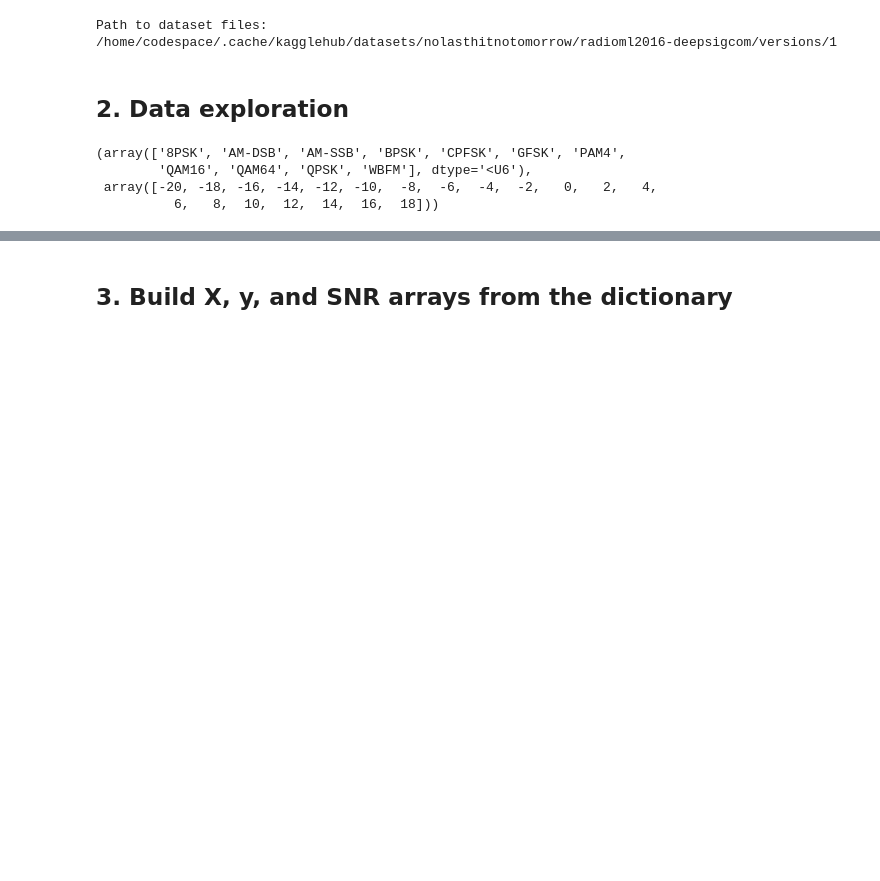
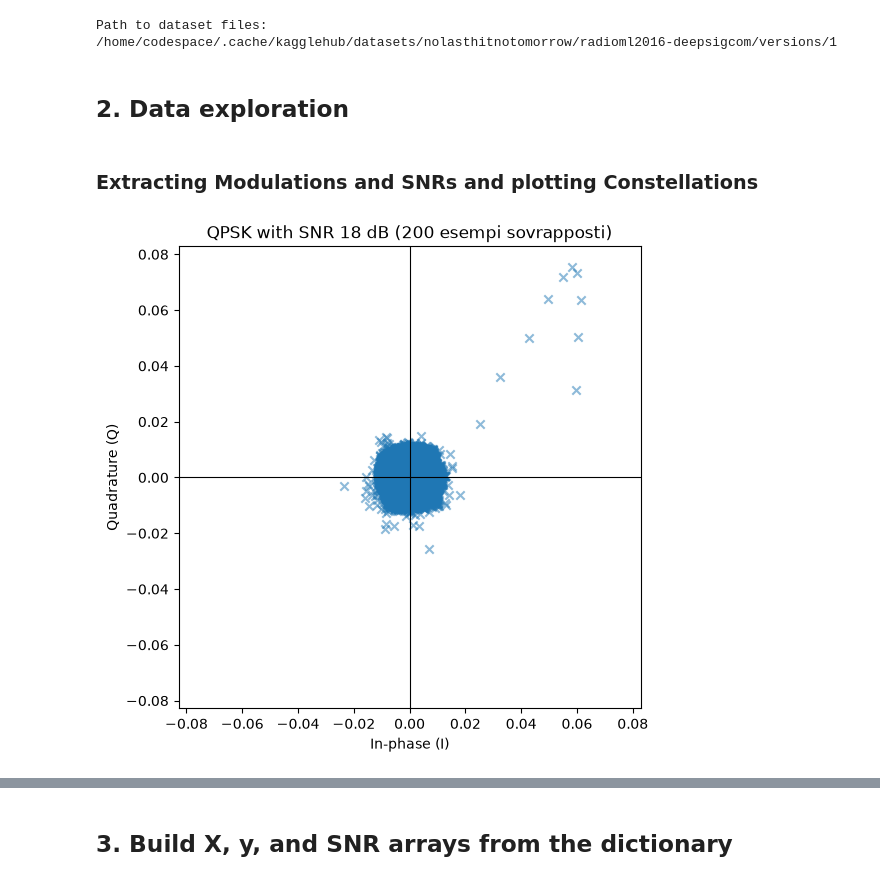
Before and after one commit to disodiso/SignalModulationClassificationRML2016, a Jupyter notebook: notebooks/cnn_rml2016.ipynb, the cells around one changed output, grey strips where cells are left out. Saved outputs shown, nothing was run; the diff lists cells and outputs as text; code cells hidden in the pictures; blank space fills up the shorter version.

```diff
--- a/notebooks/cnn_rml2016.ipynb
+++ b/notebooks/cnn_rml2016.ipynb
@@ -18,15 +19,36 @@ with open(pkl_path, "rb") as f:
 Path to dataset files: /home/codespace/.cache/kagglehub/datasets/nolasthitnotomorrow/radioml2016-deepsigcom/versions/1
 # %% [markdown]
 ## 2. Data exploration
+# %% [markdown]
+### Extracting Modulations and SNRs and plotting Constellations
 # %%
 keys = data.keys()
-mods = [], snrs = []
-
-mods, snrs = zip(*data.keys())
+mods, snrs = zip(*keys)
 unique_mods = np.unique(mods)   # sorted numpy array of strings
 unique_snrs = np.unique(snrs)   # sorted numpy array of ints
+
+# unique_mods: '8PSK' 'AM-DSB' 'AM-SSB' 'BPSK' 'CPFSK' 'GFSK' 'PAM4' 'QAM16' 'QAM64''QPSK' 'WBFM'
+mod = 'QPSK'
+snr = 18
+num_examples = 200
+
+examples = data[(mod, snr)][:num_examples]   # shape (num_examples, 2, 128)
+I = examples[:, 0, :]   # shape (num_examples, 128)
+Q = examples[:, 1, :]   # shape (num_examples, 128)
+
+fig, ax = plt.subplots(figsize=(6, 6))
+ax.scatter(I, Q, marker='x', alpha=0.5)
+ax.axhline(0, color='black', linewidth=0.8)
+ax.axvline(0, color='black', linewidth=0.8)
+
+limit = np.max(np.abs([I, Q])) * 1.1
+ax.set_xlim(-limit, limit)
+ax.set_ylim(-limit, limit)
+ax.set_aspect('equal', adjustable='box')
+
+ax.set_title(f'{mod} with SNR {snr} dB ({num_examples} esempi sovrapposti)')
+ax.set_xlabel('In-phase (I)')
+ax.set_ylabel('Quadrature (Q)')
+plt.show()
 # %% [output]
-(array(['8PSK', 'AM-DSB', 'AM-SSB', 'BPSK', 'CPFSK', 'GFSK', 'PAM4',
-        'QAM16', 'QAM64', 'QPSK', 'WBFM'], dtype='<U6'),
- array([-20, -18, -16, -14, -12, -10,  -8,  -6,  -4,  -2,   0,   2,   4,
-          6,   8,  10,  12,  14,  16,  18]))
+[figure, added]
```
Also changed, not shown: parts of 6 cells of this notebook.
